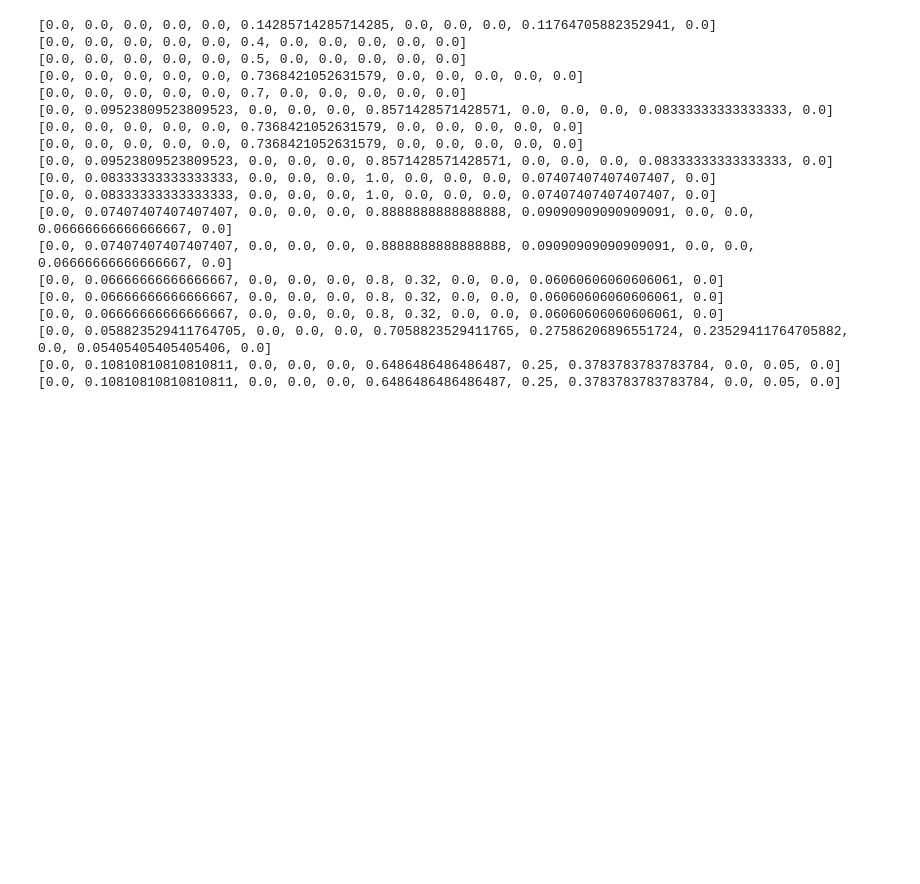
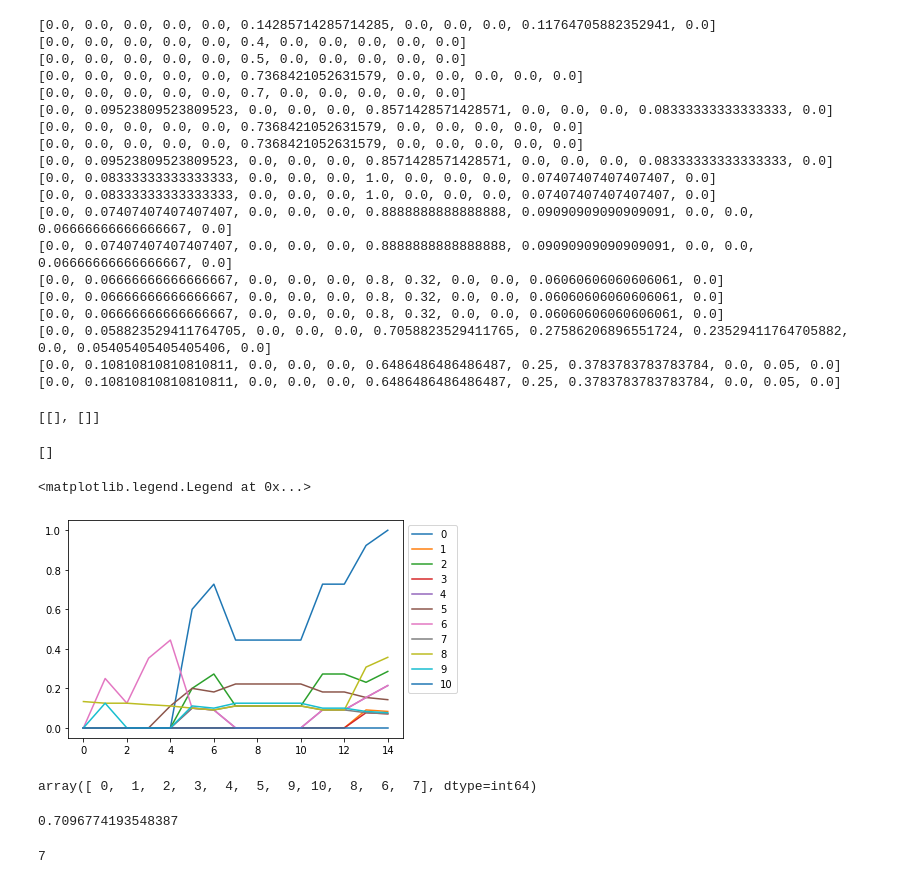
Before and after one commit to DAHYUN-HAN/Speech_to_Text, a Jupyter notebook: text_similarity.ipynb, the cells around one changed output. Drawn from its saved outputs; the diff is of its cells as text; code cells hidden in the pictures; blank space fills up the shorter version.

```diff
--- a/text_similarity.ipynb
+++ b/text_similarity.ipynb
@@ -1570,0 +1674,38 @@ at.TaskB()
+# %%
+compare_list = []
+present_point = 0
+compare_list.append(similarity3(script_data[present_point-5:present_point+6], "사모님"))
+compare_list.append(similarity3(script_data[present_point-5:present_point+6], "3월인데"))
+compare_list
+similarity4(compare_list)
+# %% [output]
+[[], []]
+# %%
+script_data[present_point-5:present_point+6]
+# %% [output]
+[]
+# %%
+result_list =[ [0.0, 0.0, 0.0, 0.0, 0.0, 0.0, 0.0, 0.0, 0.13333333333333333, 0.0, 0.0],
+[0.0, 0.0, 0.0, 0.0, 0.0, 0.0, 0.25, 0.0, 0.125, 0.125, 0.0],
+[0.0, 0.0, 0.0, 0.0, 0.0, 0.0, 0.125, 0.0, 0.125, 0.0, 0.0],
+[0.0, 0.0, 0.0, 0.0, 0.0, 0.0, 0.35294117647058826, 0.0, 0.11764705882352941, 0.0, 0.0],
+[0.0, 0.0, 0.0, 0.0, 0.0, 0.1111111111111111, 0.4444444444444444, 0.0, 0.1111111111111111, 0.0, 0.0],
+[0.6, 0.0, 0.2, 0.0, 0.1, 0.2, 0.1, 0.1, 0.1, 0.1111111111111111, 0.0],
+[0.7272727272727273, 0.0, 0.2727272727272727, 0.0, 0.09090909090909091, 0.18181818181818182, 0.09090909090909091, 0.09090909090909091, 0.09090909090909091, 0.1, 0.0],
+[0.4444444444444444, 0.0, 0.1111111111111111, 0.0, 0.0, 0.2222222222222222, 0.0, 0.1111111111111111, 0.1111111111111111, 0.125, 0.0],
+[0.4444444444444444, 0.0, 0.1111111111111111, 0.0, 0.0, 0.2222222222222222, 0.0, 0.1111111111111111, 0.1111111111111111, 0.125, 0.0],
+[0.4444444444444444, 0.0, 0.1111111111111111, 0.0, 0.0, 0.2222222222222222, 0.0, 0.1111111111111111, 0.1111111111111111, 0.125, 0.0],
+[0.4444444444444444, 0.0, 0.1111111111111111, 0.0, 0.0, 0.2222222222222222, 0.0, 0.1111111111111111, 0.1111111111111111, 0.125, 0.0],
+[0.7272727272727273, 0.0, 0.2727272727272727, 0.0, 0.09090909090909091, 0.18181818181818182, 0.09090909090909091, 0.09090909090909091, 0.09090909090909091, 0.1, 0.0],
+[0.7272727272727273, 0.0, 0.2727272727272727, 0.0, 0.09090909090909091, 0.18181818181818182, 0.09090909090909091, 0.09090909090909091, 0.09090909090909091, 0.1, 0.0],
+[0.9230769230769231, 0.09090909090909091, 0.23076923076923078, 0.07692307692307693, 0.15384615384615385, 0.15384615384615385, 0.15384615384615385, 0.07692307692307693, 0.3076923076923077, 0.08333333333333333, 0.0],
+[1.0, 0.08333333333333333, 0.2857142857142857, 0.07142857142857142, 0.21428571428571427, 0.14285714285714285, 0.21428571428571427, 0.07142857142857142, 0.35714285714285715, 0.07692307692307693, 0.0]]
+# %%
+plt.clf()
+plt.plot(result_list)
+# plt.axvline(x=10, color='r', linewidth=1)
+# plt.axvline(x=15, color='r', linewidth=1)
+plt.legend(['0', '1', '2', '3', '4', '5', '6', '7', '8', '9', '10'], bbox_to_anchor=(1, 1))
+# %% [output]
+<matplotlib.legend.Legend at 0x...>
+[figure, added]
@@ -1570,0 +1716,12 @@ at.TaskB()
+# %%
+y
+# %% [output]
+array([ 0,  1,  2,  3,  4,  5,  9, 10,  8,  6,  7], dtype=int64)
+# %%
+x[y[-1]]
+# %% [output]
+0.7096774193548387
+# %%
+np.argsort(x)[-1]
+# %% [output]
+7
```
Also changed, not shown: parts of 43 cells of this notebook, 10 other files.
